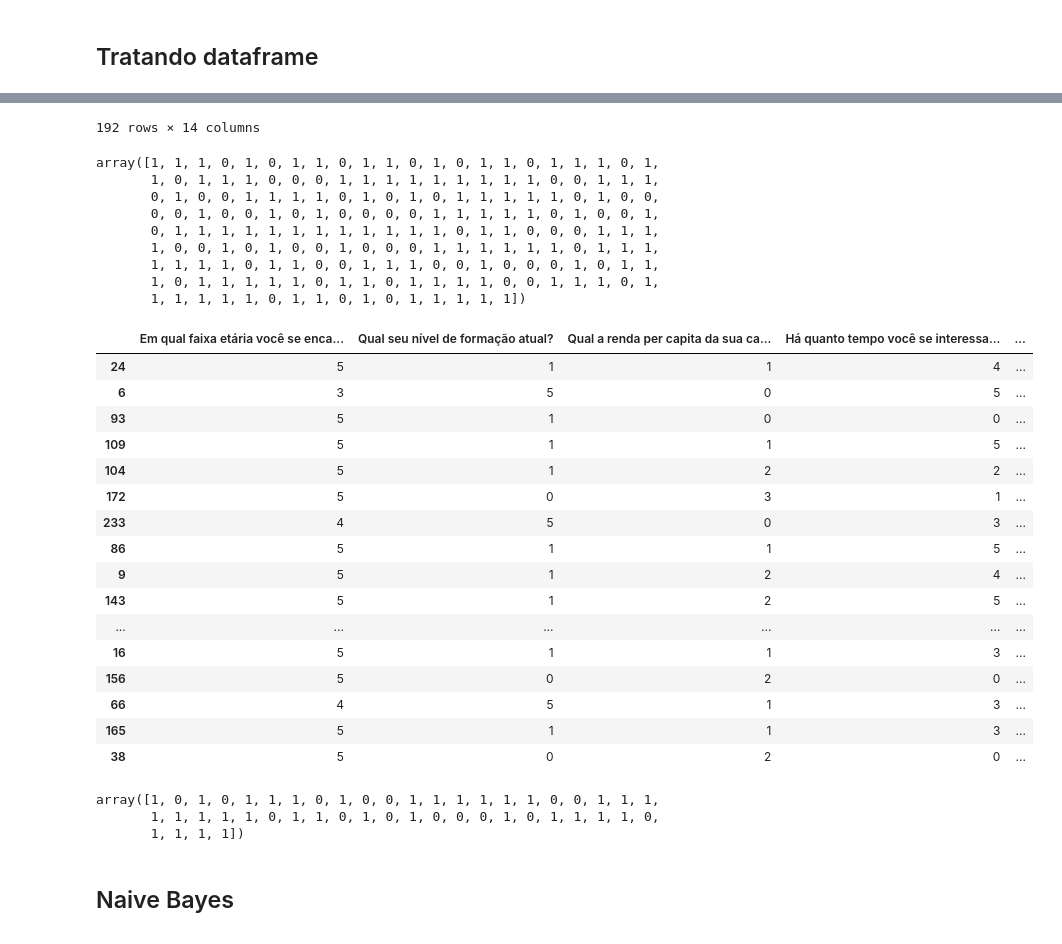
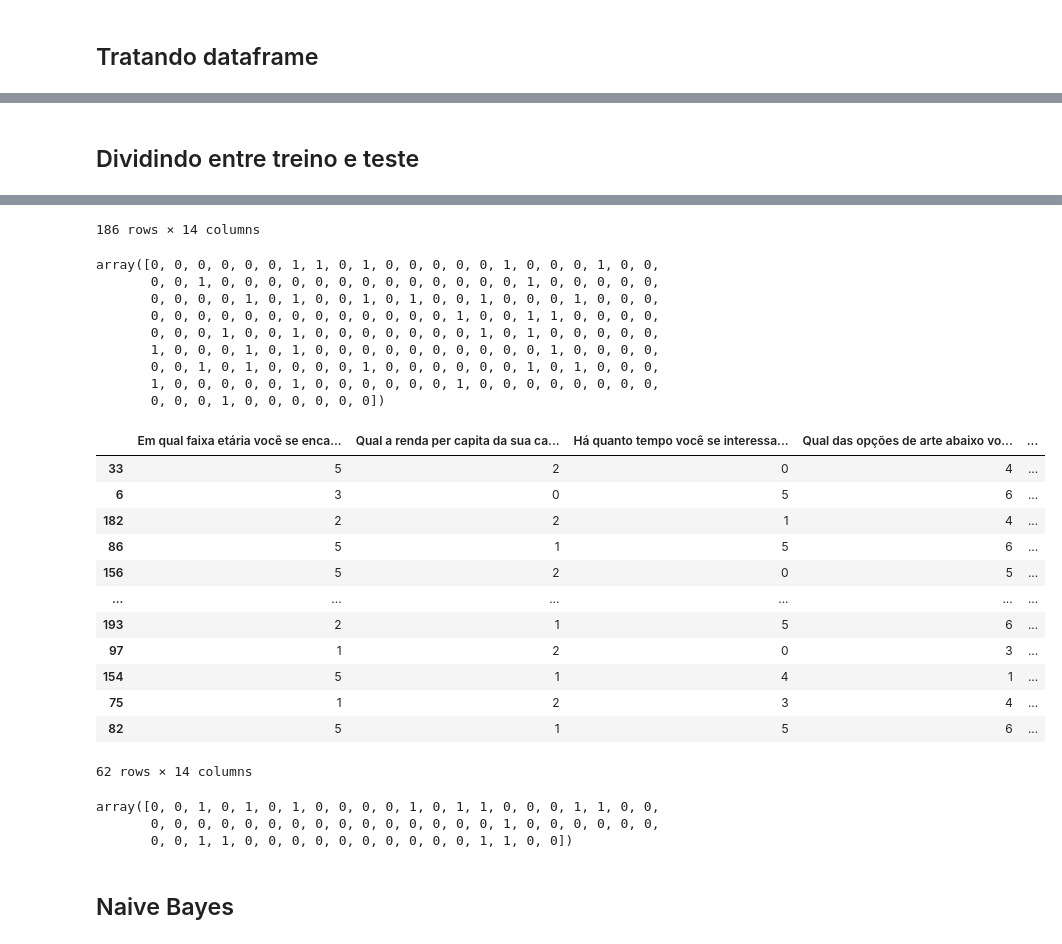
Before and after one commit to leontis2024/analise_de_dados, a Jupyter notebook: modelo_supervisionado_possiveis_usuarios.ipynb, the cells around one changed output, grey strips where cells are left out. Drawn from its saved outputs; the diff is of its cells as text; code cells hidden in the pictures.

```diff
--- a/modelo_supervisionado_possiveis_usuarios.ipynb
+++ b/modelo_supervisionado_possiveis_usuarios.ipynb
@@ -7,2 +31,5 @@ import matplotlib.pyplot as plt
 # %% [markdown]
 # Carregando base e escolhendo colunas
+# %%
+dados = pd.read_excel('dados_possiveis_usuarios_c_label.xlsx')
+dados.head()
@@ -9,5 +66,5 @@ import matplotlib.pyplot as plt
 # %%
-dados = pd.read_excel('dados_possiveis_usuarios_c_label_2_clusters.xlsx')
-dados = dados.drop(columns=['ID', 'Hora de início', 'Hora de conclusão', 'E-mail', 'Nome', 'Hora da última modificação', 'Cluster', 'Usaria o scan?', 'Usaria o guia?', 'Com qual gênero você se identifica?', 'De que forma você costuma buscar essas informações?'])
+dados = dados.drop(columns=['ID', 'Hora de início', 'Hora de conclusão', 'E-mail', 'Nome',
+       'Hora da última modificação', 'Com qual gênero você se identifica?', 'Qual seu nível de formação atual?'])
 dados
 # %% [output]
@@ -46,15 +105,12 @@ Name: Usaria o aplicativo?, dtype: object
 # %% [markdown]
 ## Tratando dataframe
 # %%
-from sklearn.preprocessing import LabelEncoder, OneHotEncoder
-from sklearn.compose import ColumnTransformer
+from sklearn.preprocessing import LabelEncoder
 
-dict_label_encoder = {}
 
 for i in df_x:
     le_x = LabelEncoder()
     df_x[i] = le_x.fit_transform(df_x[i])
-    dict_label_encoder[i] = le_x
 
 le_y = LabelEncoder()
 
@@ -83,9 +140,10 @@ array([1, 0, 1, 1, 1, 0, 0, 1, 1, 1, 1, 1, 1, 1, 1, 0, 0, 1, 0, 1, 0, 1,
+# %% [markdown]
+## Dividindo entre treino e teste
 # %%
 from sklearn.model_selection import train_test_split
 
-SEED = 42
 
-x_train, x_test, y_train, y_test = train_test_split(df_x, df_y, test_size=0.20, random_state=SEED)
+x_train, x_test, y_train, y_test = train_test_split(df_x, df_y, test_size=0.25, random_state=SEED)
 
 display(x_train)
 display(y_train)
@@ -107,30 +165,26 @@ display(y_test)
-192 rows × 14 columns
+186 rows × 14 columns
-array([1, 1, 1, 0, 1, 0, 1, 1, 0, 1, 1, 0, 1, 0, 1, 1, 0, 1, 1, 1, 0, 1,
-       1, 0, 1, 1, 1, 0, 0, 0, 1, 1, 1, 1, 1, 1, 1, 1, 1, 0, 0, 1, 1, 1,
-       0, 1, 0, 0, 1, 1, 1, 1, 0, 1, 0, 1, 0, 1, 1, 1, 1, 1, 0, 1, 0, 0,
-       0, 0, 1, 0, 0, 1, 0, 1, 0, 0, 0, 0, 1, 1, 1, 1, 1, 0, 1, 0, 0, 1,
-       0, 1, 1, 1, 1, 1, 1, 1, 1, 1, 1, 1, 1, 0, 1, 1, 0, 0, 0, 1, 1, 1,
-       1, 0, 0, 1, 0, 1, 0, 0, 1, 0, 0, 0, 1, 1, 1, 1, 1, 1, 0, 1, 1, 1,
-       1, 1, 1, 1, 0, 1, 1, 0, 0, 1, 1, 1, 0, 0, 1, 0, 0, 0, 1, 0, 1, 1,
-       1, 0, 1, 1, 1, 1, 1, 0, 1, 1, 0, 1, 1, 1, 1, 0, 0, 1, 1, 1, 0, 1,
-       1, 1, 1, 1, 1, 0, 1, 1, 0, 1, 0, 1, 1, 1, 1, 1])
+array([0, 0, 0, 0, 0, 0, 1, 1, 0, 1, 0, 0, 0, 0, 0, 1, 0, 0, 0, 1, 0, 0,
+       0, 0, 1, 0, 0, 0, 0, 0, 0, 0, 0, 0, 0, 0, 0, 0, 1, 0, 0, 0, 0, 0,
+       0, 0, 0, 0, 1, 0, 1, 0, 0, 1, 0, 1, 0, 0, 1, 0, 0, 0, 1, 0, 0, 0,
+       0, 0, 0, 0, 0, 0, 0, 0, 0, 0, 0, 0, 0, 1, 0, 0, 1, 1, 0, 0, 0, 0,
+       0, 0, 0, 1, 0, 0, 1, 0, 0, 0, 0, 0, 0, 0, 1, 0, 1, 0, 0, 0, 0, 0,
+       1, 0, 0, 0, 1, 0, 1, 0, 0, 0, 0, 0, 0, 0, 0, 0, 0, 1, 0, 0, 0, 0,
+       0, 0, 1, 0, 1, 0, 0, 0, 0, 1, 0, 0, 0, 0, 0, 0, 1, 0, 1, 0, 0, 0,
+       1, 0, 0, 0, 0, 0, 1, 0, 0, 0, 0, 0, 0, 1, 0, 0, 0, 0, 0, 0, 0, 0,
+       0, 0, 0, 1, 0, 0, 0, 0, 0, 0])
-|  | Em qual faixa etária você se enca... | Qual seu nível de formação atual? | Qual a renda per capita da sua ca... | Há quanto tempo você se interessa... | ... |
-| 24 | 5 | 1 | 1 | 4 | ... |
-| 6 | 3 | 5 | 0 | 5 | ... |
-| 93 | 5 | 1 | 0 | 0 | ... |
-| 109 | 5 | 1 | 1 | 5 | ... |
-| 104 | 5 | 1 | 2 | 2 | ... |
-| 172 | 5 | 0 | 3 | 1 | ... |
-| 233 | 4 | 5 | 0 | 3 | ... |
-| 86 | 5 | 1 | 1 | 5 | ... |
-| 9 | 5 | 1 | 2 | 4 | ... |
-| 143 | 5 | 1 | 2 | 5 | ... |
+|  | Em qual faixa etária você se enca... | Qual a renda per capita da sua ca... | Há quanto tempo você se interessa... | Qual das opções de arte abaixo vo... | ... |
+| 33 | 5 | 2 | 0 | 4 | ... |
+| 6 | 3 | 0 | 5 | 6 | ... |
+| 182 | 2 | 2 | 1 | 4 | ... |
+| 86 | 5 | 1 | 5 | 6 | ... |
+| 156 | 5 | 2 | 0 | 5 | ... |
 | ... | ... | ... | ... | ... | ... |
-| 16 | 5 | 1 | 1 | 3 | ... |
-| 156 | 5 | 0 | 2 | 0 | ... |
-| 66 | 4 | 5 | 1 | 3 | ... |
-| 165 | 5 | 1 | 1 | 3 | ... |
-| 38 | 5 | 0 | 2 | 0 | ... |
+| 193 | 2 | 1 | 5 | 6 | ... |
+| 97 | 1 | 2 | 0 | 3 | ... |
+| 154 | 5 | 1 | 4 | 1 | ... |
+| 75 | 1 | 2 | 3 | 4 | ... |
+| 82 | 5 | 1 | 5 | 6 | ... |
-array([1, 0, 1, 0, 1, 1, 1, 0, 1, 0, 0, 1, 1, 1, 1, 1, 1, 0, 0, 1, 1, 1,
-       1, 1, 1, 1, 1, 0, 1, 1, 0, 1, 0, 1, 0, 0, 0, 1, 0, 1, 1, 1, 1, 0,
-       1, 1, 1, 1])
+62 rows × 14 columns
+array([0, 0, 1, 0, 1, 0, 1, 0, 0, 0, 0, 1, 0, 1, 1, 0, 0, 0, 1, 1, 0, 0,
+       0, 0, 0, 0, 0, 0, 0, 0, 0, 0, 0, 0, 0, 0, 0, 1, 0, 0, 0, 0, 0, 0,
+       0, 0, 1, 1, 0, 0, 0, 0, 0, 0, 0, 0, 0, 0, 1, 1, 0, 0])
```
Also changed, not shown: parts of 96 cells of this notebook, 2 other files.
